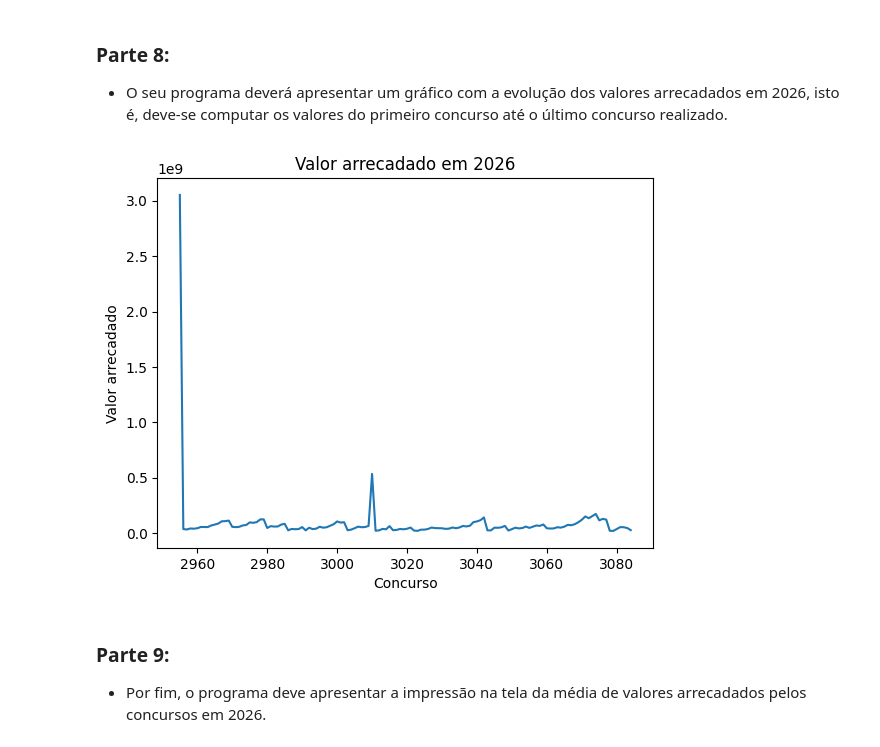
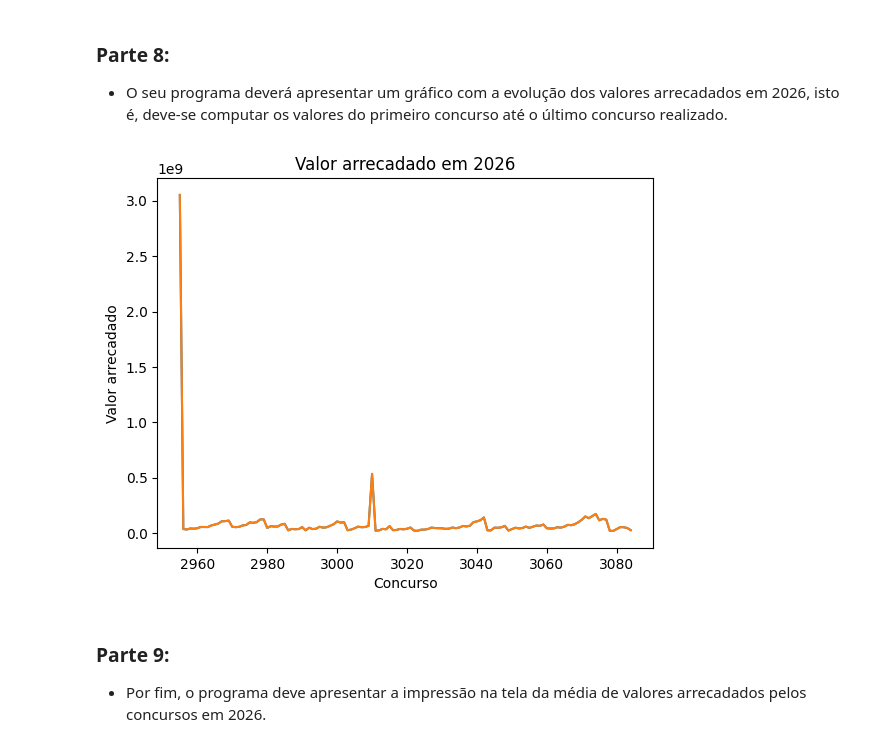
Before and after one commit to Evertonh0/Computacao-e-solucao-de-Problemas, a Jupyter notebook: m16_trabalho_final.ipynb, the cells around one changed output. Cells and saved outputs as stored; diff of their text form; code cells hidden in the pictures.

```diff
--- a/m16_trabalho_final.ipynb
+++ b/m16_trabalho_final.ipynb
@@ -401,26 +401,36 @@ total ganhadores: 312242
 # %%
 # IMportando a biblioteca de grafico:
 import matplotlib.pyplot as plt
 
 # Listas pro grafico:
 numeros = []
 valores = []
 
 for concurso in concursos_2026:
     numeros.append(concurso.get('numero'))
     valores.append(concurso.get('valorArrecadado'))
 
 # Invertend pra ficar do primeiro ate o ultimo:
 numeros.reverse()
 valores.reverse()
 
 plt.plot(numeros, valores)
 plt.title('Valor arrecadado em 2026')
 plt.xlabel('Concurso')
 plt.ylabel('Valor arrecadado')
+
+#SAlvando o grafico:
+plt.plot(numeros, valores)
+plt.title('Valor arrecadado em 2026')
+plt.xlabel('Concurso')
+plt.ylabel('Valor arrecadado')
+plt.savefig('grafico_arrecadacao_2026.png')
 plt.show()
+
+#printando:
+plt.show()
 # %% [output]
-[figure, old version]
+[figure, new version]
 # %% [markdown]
 ### **Parte 9:**
 - Por fim, o programa deve apresentar a impressão na tela da média de valores arrecadados pelos concursos em 2026.
```
